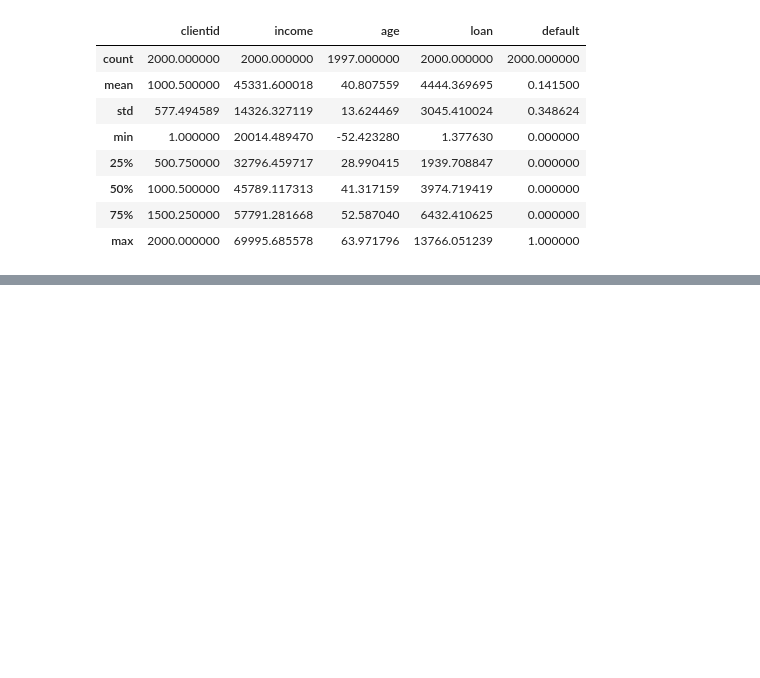
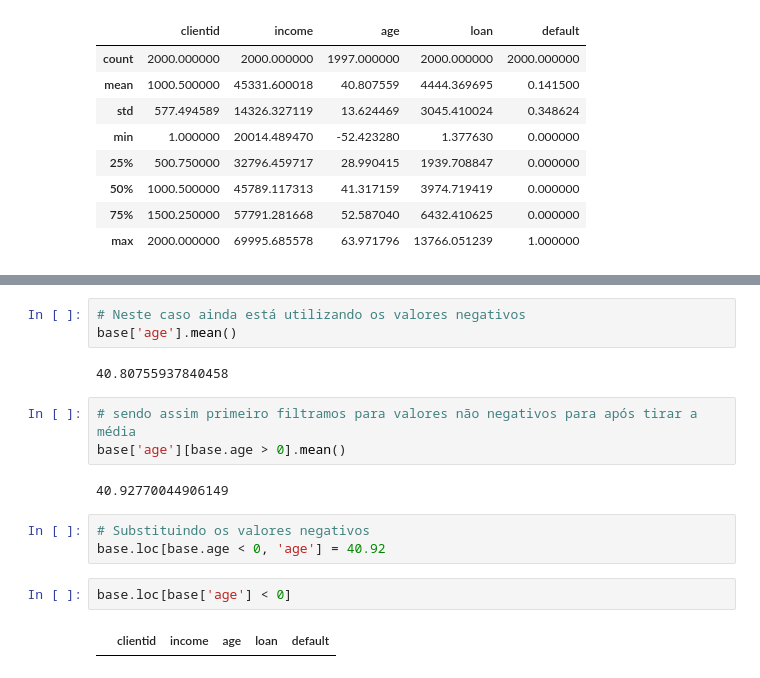
Before and after one commit to dieinimymaganha/machine_learning_e_data_science_com_python, a Jupyter notebook: pre_processamento_credit_data.ipynb, the cells around one changed output, grey strips where cells are left out. Cells and saved outputs as stored; diff of their text form; blank space fills up the shorter version.

```diff
--- a/pre_processamento_credit_data.ipynb
+++ b/pre_processamento_credit_data.ipynb
@@ -37,0 +125,17 @@ base.describe()
+# %%
+# Neste caso ainda está utilizando os valores negativos
+base['age'].mean()
+# %% [output]
+40.80755937840458
+# %%
+# sendo assim primeiro filtramos para valores não negativos para após tirar a média
+base['age'][base.age > 0].mean()
+# %% [output]
+40.92770044906149
+# %%
+# Substituindo os valores negativos
+base.loc[base.age < 0, 'age'] = 40.92
+# %%
+base.loc[base['age'] < 0]
+# %% [output]
+|  | clientid | income | age | loan | default |
```
Also changed, not shown: parts of 14 cells of this notebook.
